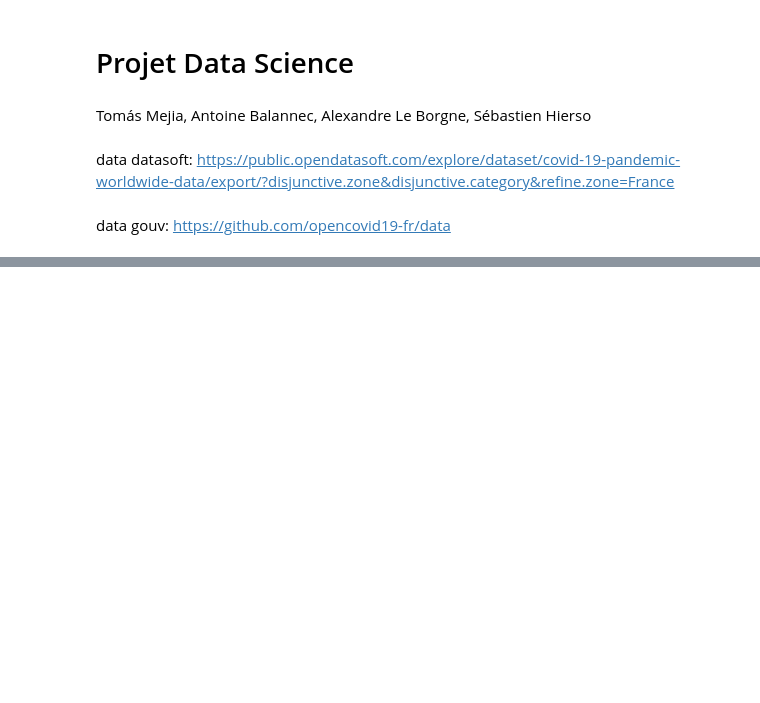
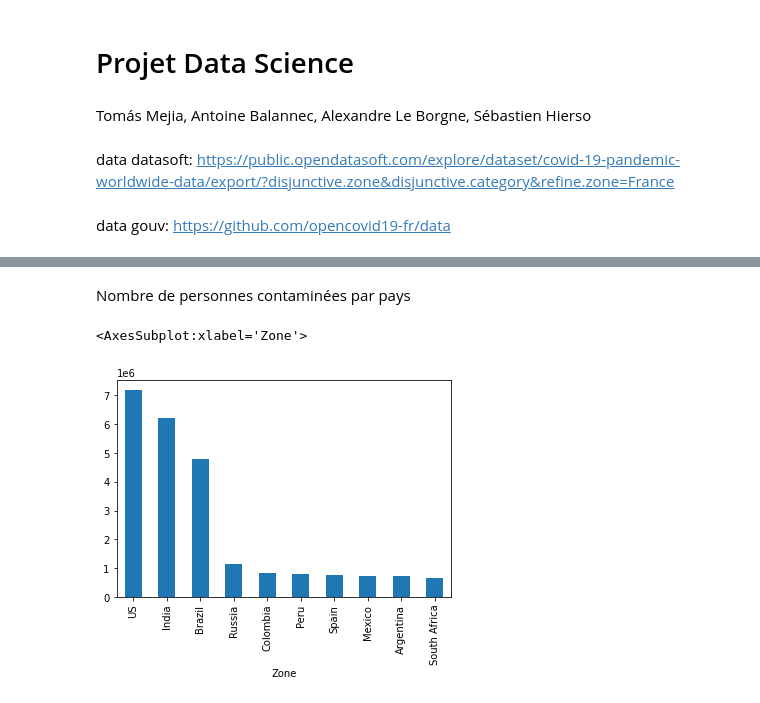
Before and after one commit to leborgne-alexandre/data_science-, a Jupyter notebook: projet_data_science.ipynb, the cells around one changed output, grey strips where cells are left out. Drawn from its saved outputs; the diff is of its cells as text; code cells hidden in the pictures; blank space fills up the shorter version.

```diff
--- a/projet_data_science.ipynb
+++ b/projet_data_science.ipynb
@@ -52,0 +55,9 @@ df2
+# %% [markdown]
+Nombre de personnes contaminées par pays
+# %%
+df_mask = df2['Category'] == 'Confirmed'
+confirmed_df = df2[df_mask].groupby(['Zone'])['Count'].max().sort_values(ascending = False)[:10]
+confirmed_df.plot.bar()
+# %% [output]
+<AxesSubplot:xlabel='Zone'>
+[figure, added]
```
Also changed, not shown: parts of 10 cells of this notebook.
